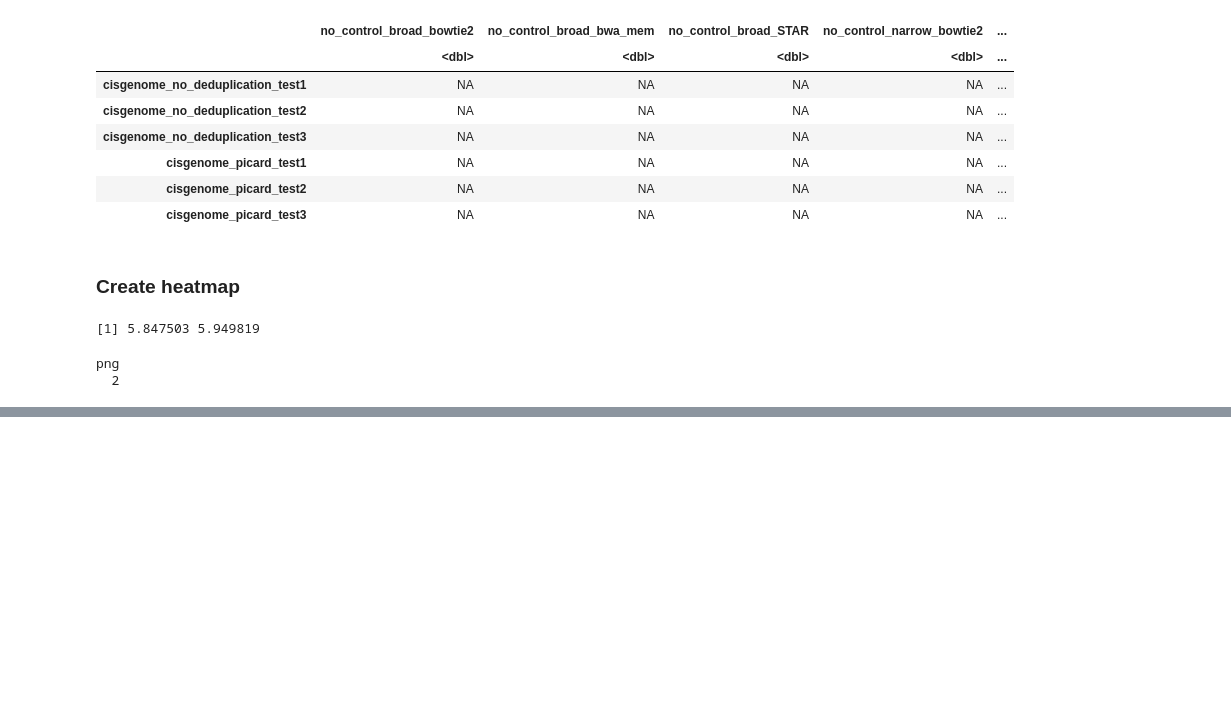
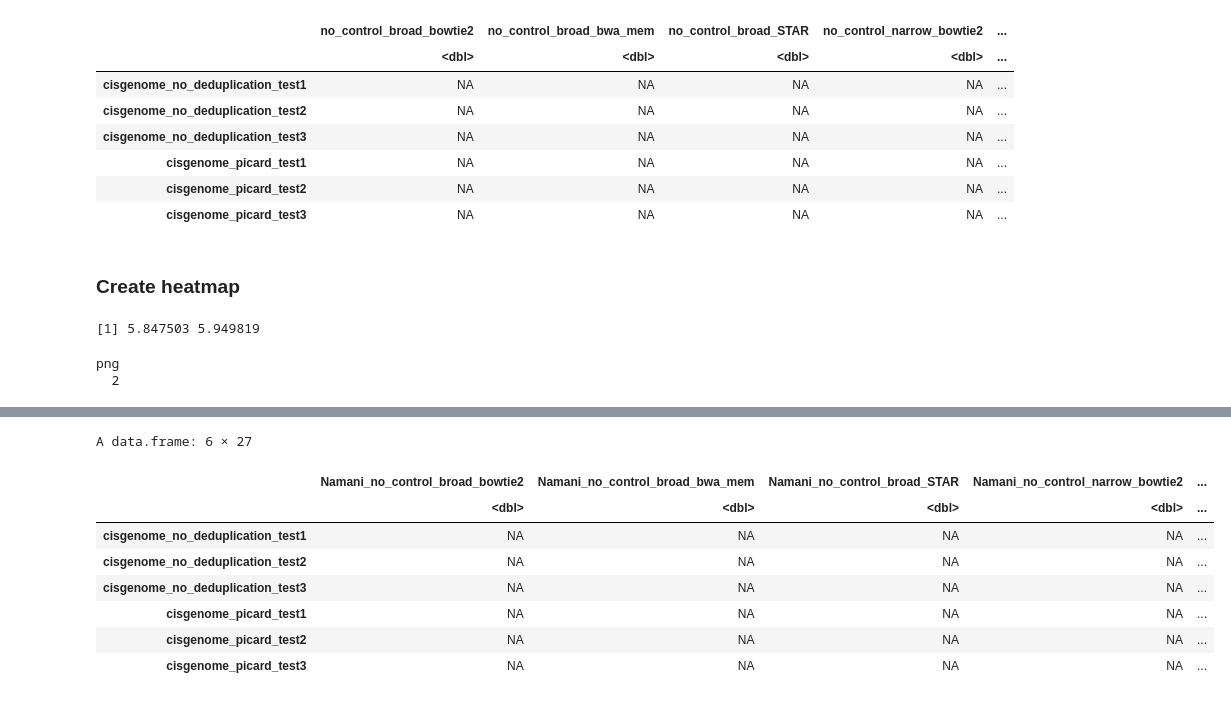
Before and after one commit to vhaghani26/rocketchip_tests, a Jupyter notebook: chip_seq/generate_heatmap.ipynb, the cells around one changed output, grey strips where cells are left out. Cells and saved outputs as stored; diff of their text form; code cells hidden in the pictures; blank space fills up the shorter version.

Commit message:
create one big heatmap

```diff
--- a/chip_seq/generate_heatmap.ipynb
+++ b/chip_seq/generate_heatmap.ipynb
@@ -513,0 +564,16 @@ png
+# %%
+# Melt the data from the heatmap_data dataframe
+melted_df <- melt(heatmap_data, id.vars = c("x_axis_labels", "y_axis_labels"), measure.vars = "Peak_Counts")
+
+# Cast the data into the desired format
+casted_df <- dcast(melted_df, y_axis_labels ~ x_axis_labels, value.var = "value")
+
+# Generate matrices
+rownames(casted_df) <- casted_df$y_axis_labels
+casted_df$y_axis_labels <- NULL
+df_matrix <- as.matrix(casted_df)
+
+# Transpose matrix to switch rows and columns
+df_matrix <- t(df_matrix)
+
+head(df_matrix)
@@ -513,0 +589,43 @@ png
+# %%
+# Save matrix as data frame for manipulation
+df_metadata <- as.data.frame(df_matrix)
+
+# Peak Caller
+new_row_names <- sub("^(.*?)_.*$", "\\1", rownames(df_matrix))
+replacement_rules <- c("cisgenome" = "CisGenome", "macs3" = "MACS3", "pepr" = "PePr", "genrich" = "Genrich")
+new_row_names <- sapply(new_row_names, function(name) {
+  if (name %in% names(replacement_rules)) {
+    return(replacement_rules[name])
+  } else {
+    return(name)
+  }
+})
+df_metadata$Peak_Caller <- new_row_names
+
+# Deduplicator
+new_row_names <- str_extract(rownames(df_matrix), "(?<=_)[^_]+")
+replacement_rules <- c("no" = "None", "sambamba" = "Sambamba", "picard" = "Picard", "samtools" = "Samtools")
+new_row_names <- sapply(new_row_names, function(name) {
+  if (name %in% names(replacement_rules)) {
+    return(replacement_rules[name])
+  } else {
+    return(name)
+  }
+})
+df_metadata$Deduplicator <- new_row_names
+
+# Test_Dataset
+df_metadata$Test <- as.integer(gsub(".*_test(\\d+)$", "\\1", rownames(df_matrix)))
+
+# View
+head(df_metadata)
+# %% [output]
+A data.frame: 6 × 27
+|  | Namani_no_control_broad_bowtie2 | Namani_no_control_broad_bwa_mem | Namani_no_control_broad_STAR | Namani_no_control_narrow_bowtie2 | ... |
+|  | <dbl> | <dbl> | <dbl> | <dbl> | ... |
+| cisgenome_no_deduplication_test1 | NA | NA | NA | NA | ... |
+| cisgenome_no_deduplication_test2 | NA | NA | NA | NA | ... |
+| cisgenome_no_deduplication_test3 | NA | NA | NA | NA | ... |
+| cisgenome_picard_test1 | NA | NA | NA | NA | ... |
+| cisgenome_picard_test2 | NA | NA | NA | NA | ... |
+| cisgenome_picard_test3 | NA | NA | NA | NA | ... |
```
Also changed, not shown: parts of 8 cells of this notebook, 1 other file.
